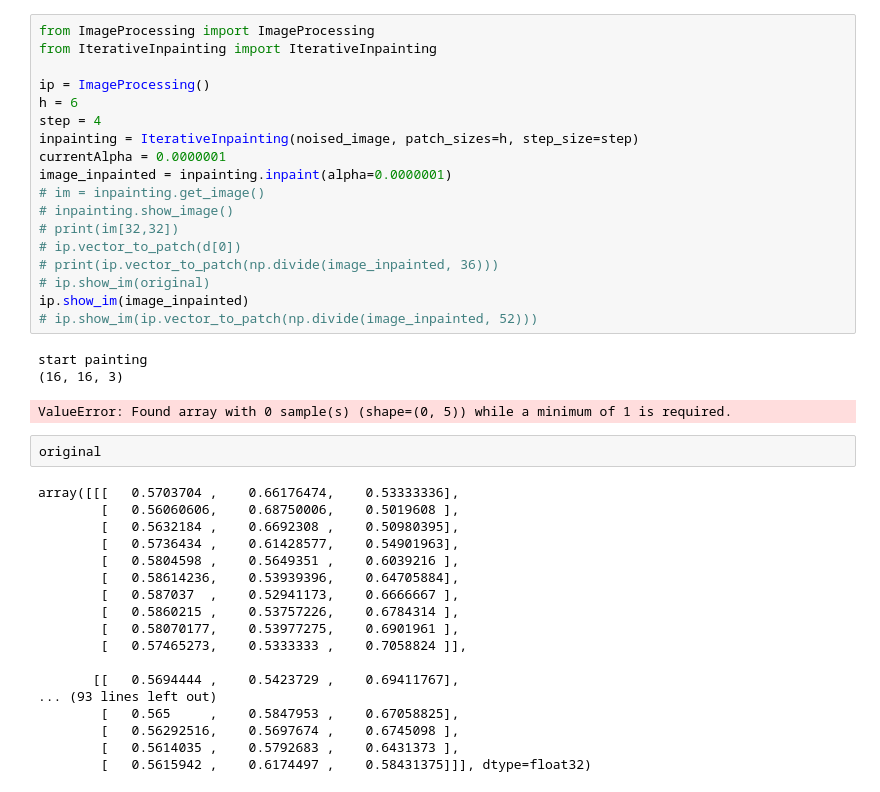
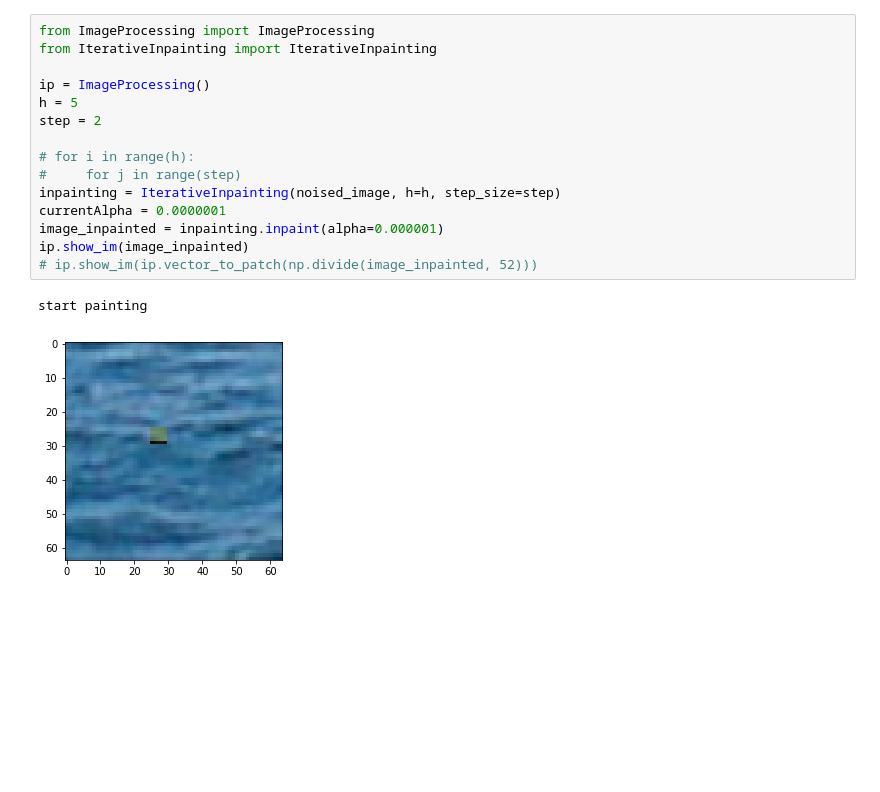
Before and after one commit to clemoberti/arf-project, a Jupyter notebook: one_noise_point.ipynb, the cells around one changed output. Saved outputs shown, nothing was run; the diff lists cells and outputs as text; blank space fills up the shorter version.

```diff
--- a/one_noise_point.ipynb
+++ b/one_noise_point.ipynb
@@ -24,45 +25,21 @@ ip.show_im(noised_image)
 # %%
 from ImageProcessing import ImageProcessing
 from IterativeInpainting import IterativeInpainting
 
 ip = ImageProcessing()
-h = 6
-step = 4
-inpainting = IterativeInpainting(noised_image, patch_sizes=h, step_size=step)
+h = 5
+step = 2
+
+# for i in range(h):
+#     for j in range(step)
+inpainting = IterativeInpainting(noised_image, h=h, step_size=step)
 currentAlpha = 0.0000001
-image_inpainted = inpainting.inpaint(alpha=0.0000001)
-# im = inpainting.get_image()
-# inpainting.show_image()
-# print(im[32,32])
-# ip.vector_to_patch(d[0])
-# print(ip.vector_to_patch(np.divide(image_inpainted, 36)))
-# ip.show_im(original)
+image_inpainted = inpainting.inpaint(alpha=0.000001)
 ip.show_im(image_inpainted)
 # ip.show_im(ip.vector_to_patch(np.divide(image_inpainted, 52)))
 # %% [output]
 start painting
-(16, 16, 3)
-ValueError: Found array with 0 sample(s) (shape=(0, 5)) while a minimum of 1 is required.
+[figure, added]
-# %%
-original
-# %% [output]
-array([[[   0.5703704 ,    0.66176474,    0.53333336],
-        [   0.56060606,    0.68750006,    0.5019608 ],
-        [   0.5632184 ,    0.6692308 ,    0.50980395],
-        [   0.5736434 ,    0.61428577,    0.54901963],
-        [   0.5804598 ,    0.5649351 ,    0.6039216 ],
-        [   0.58614236,    0.53939396,    0.64705884],
-        [   0.587037  ,    0.52941173,    0.6666667 ],
-        [   0.5860215 ,    0.53757226,    0.6784314 ],
-        [   0.58070177,    0.53977275,    0.6901961 ],
-        [   0.57465273,    0.5333333 ,    0.7058824 ]],
-
-       [[   0.5694444 ,    0.5423729 ,    0.69411767],
-... (93 lines left out)
-        [   0.565     ,    0.5847953 ,    0.67058825],
-        [   0.56292516,    0.5697674 ,    0.6745098 ],
-        [   0.5614035 ,    0.5792683 ,    0.6431373 ],
-        [   0.5615942 ,    0.6174497 ,    0.58431375]]], dtype=float32)
 # %%
 tests = np.array([[[-100,-100,-100],[1,1,1],[1,1,1]],[[1,1,1],[1,1,1],[1,1,1]],[[1,1,1],[1,1,1],[1,1,1]]])
 
```
Also changed, not shown: parts of 5 cells of this notebook, 3 other files.
